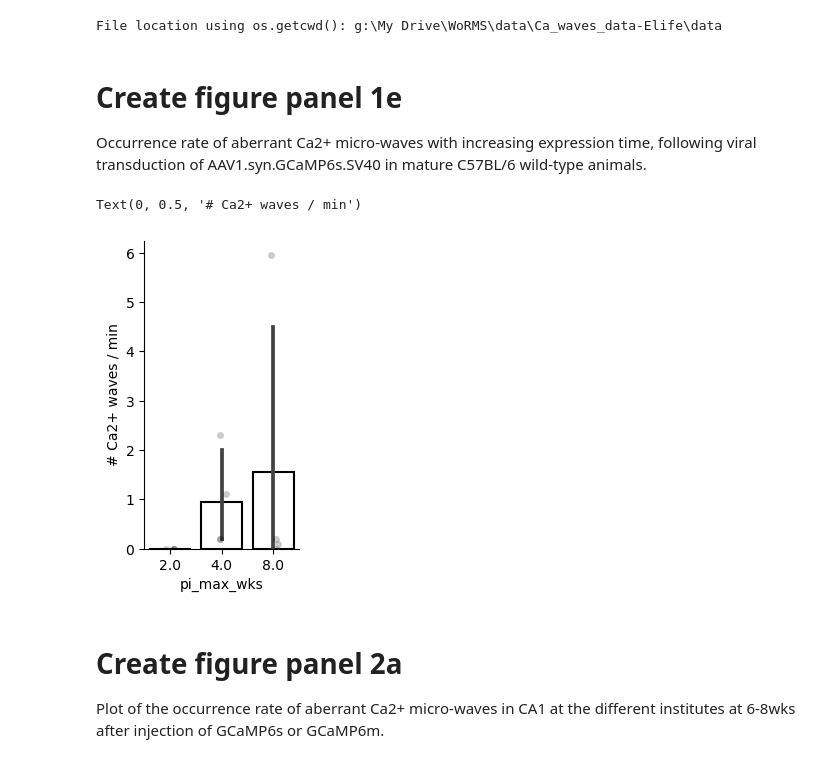
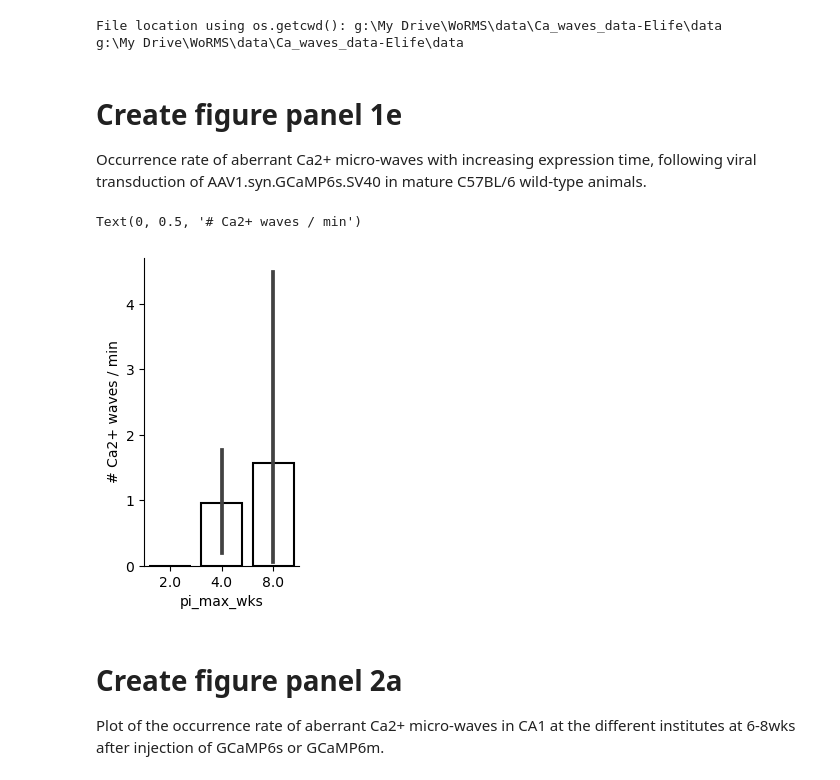
Before and after one commit to tonykelly00/Ca_waves_data-Elife, a Jupyter notebook: notebook/elife_fig.ipynb, the cells around one changed output. Drawn from its saved outputs; the diff is of its cells as text; code cells hidden in the pictures.

```diff
--- a/notebook/elife_fig.ipynb
+++ b/notebook/elife_fig.ipynb
@@ -24,14 +24,12 @@ from tqdm import tqdm
 import os
 import glob
 
-
-desktop = os.path.join(os.path.join(os.environ['USERPROFILE']), 'Desktop')
-mypath = desktop
-
 sys.path.append("../src")
 from GECI_freq import main
+from summary_plots import plot_instituteData
 # %% [output]
 File location using os.getcwd(): g:\My Drive\WoRMS\data\Ca_waves_data-Elife\data
+g:\My Drive\WoRMS\data\Ca_waves_data-Elife\data
 # %%
 #import overview data
 Data=main()
@@ -41,12 +39,12 @@ Occurrence rate of aberrant Ca2+ micro-waves with increasing expression time, fo
 # %%
 df = Data[(Data['institution'] == 'UoB') & (Data['region'] == 'CA1') & (Data['mouse model'] == 'wt') ]
 fig, ax = plt.subplots(figsize=(2, 4))
-ax=sns.stripplot(data=df, x='pi_max_wks', y='freq', dodge=True, color='k', alpha = 0.2) #t
-ax=sns.barplot(data=df, x='pi_max_wks', y='freq', edgecolor='black', facecolor='none', linewidth=1.5) #to change order#, order=["same", "prox", "same+APV", "diff"])
+
+ax=sns.barplot(data=df, x='pi_max_wks', y='freq', edgecolor='black', facecolor='none', linewidth=1.5)
 ax.set_ylabel('# Ca2+ waves / min')
 # %% [output]
 Text(0, 0.5, '# Ca2+ waves / min')
-[figure, old version]
+[figure, new version]
 # %% [markdown]
 # Create figure panel 2a
 Plot of the occurrence rate of aberrant Ca2+ micro-waves in CA1 at the different institutes at 6-8wks after injection of GCaMP6s or GCaMP6m.
```
Also changed, not shown: parts of 4 cells of this notebook, 11 other files.
